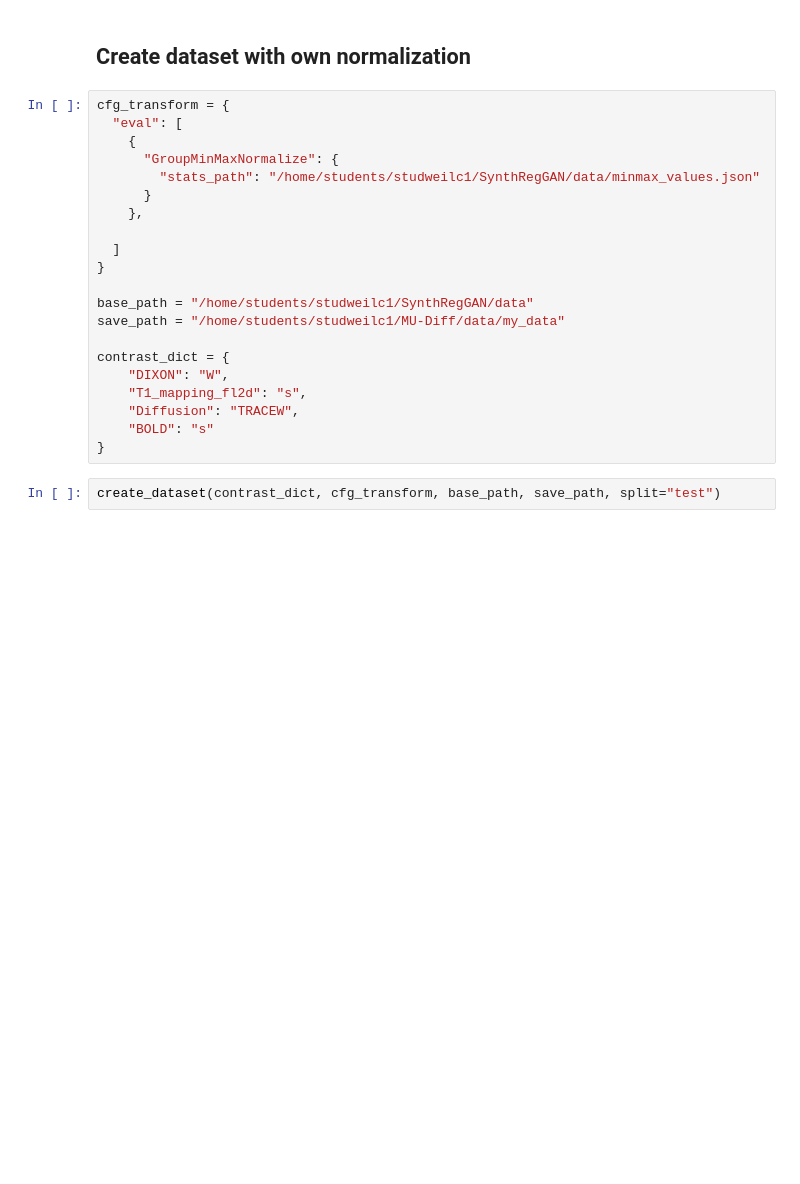
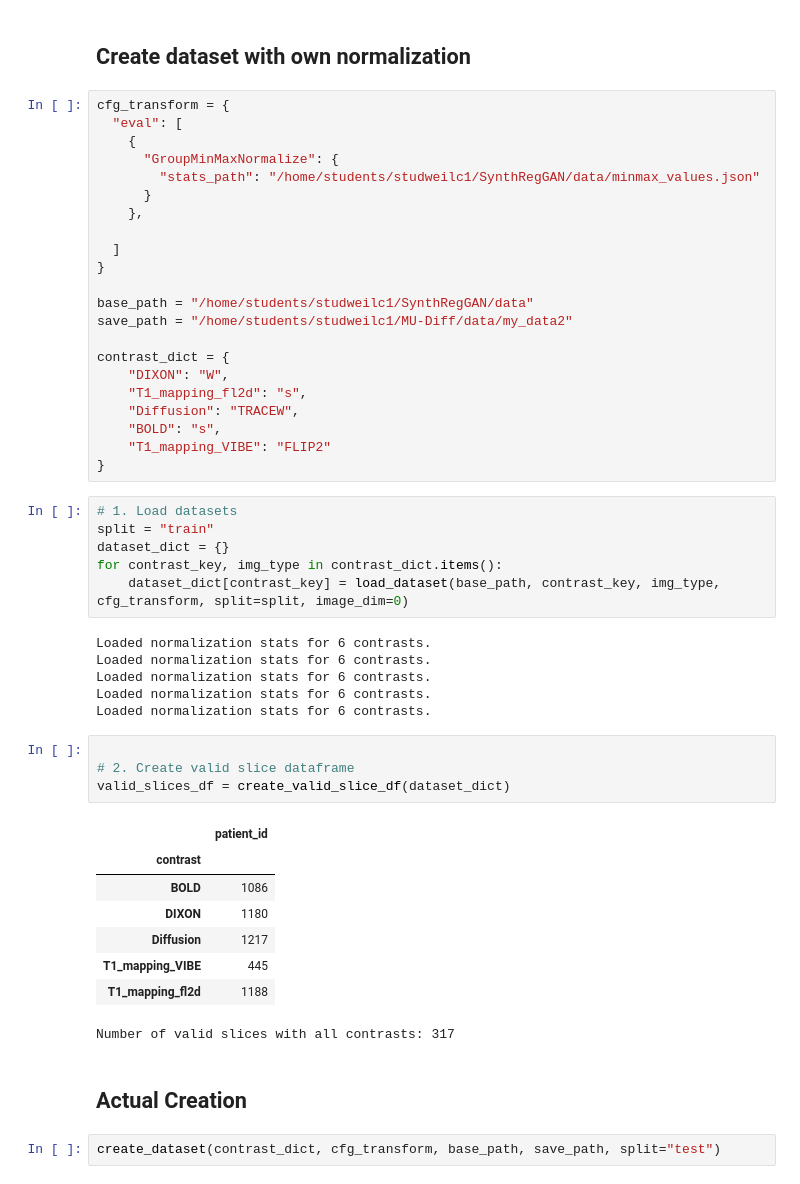
Before and after one commit to unicorne/MU-Diff, a Jupyter notebook: explore_and_create_data.ipynb, the cells around one changed output. Saved outputs shown, nothing was run; the diff lists cells and outputs as text; blank space fills up the shorter version.

```diff
--- a/explore_and_create_data.ipynb
+++ b/explore_and_create_data.ipynb
@@ -158,14 +156,42 @@ cfg_transform = {
 }
 
 base_path = "/home/students/studweilc1/SynthRegGAN/data"
-save_path = "/home/students/studweilc1/MU-Diff/data/my_data"
+save_path = "/home/students/studweilc1/MU-Diff/data/my_data2"
 
 contrast_dict = {
     "DIXON": "W",
     "T1_mapping_fl2d": "s",
     "Diffusion": "TRACEW",
-    "BOLD": "s"
+    "BOLD": "s",
+    "T1_mapping_VIBE": "FLIP2"
 }
+# %%
+# 1. Load datasets
+split = "train"
+dataset_dict = {}
+for contrast_key, img_type in contrast_dict.items():
+    dataset_dict[contrast_key] = load_dataset(base_path, contrast_key, img_type, cfg_transform, split=split, image_dim=0)
+# %% [output]
+Loaded normalization stats for 6 contrasts.
+Loaded normalization stats for 6 contrasts.
+Loaded normalization stats for 6 contrasts.
+Loaded normalization stats for 6 contrasts.
+Loaded normalization stats for 6 contrasts.
+# %%
+
+# 2. Create valid slice dataframe
+valid_slices_df = create_valid_slice_df(dataset_dict)
+# %% [output]
+|  | patient_id |
+| contrast |  |
+| BOLD | 1086 |
+| DIXON | 1180 |
+| Diffusion | 1217 |
+| T1_mapping_VIBE | 445 |
+| T1_mapping_fl2d | 1188 |
+Number of valid slices with all contrasts: 317
+# %% [markdown]
+## Actual Creation
 # %%
 create_dataset(contrast_dict, cfg_transform, base_path, save_path, split="test")
 # %% [output]
```
Also changed, not shown: parts of 7 cells of this notebook.
